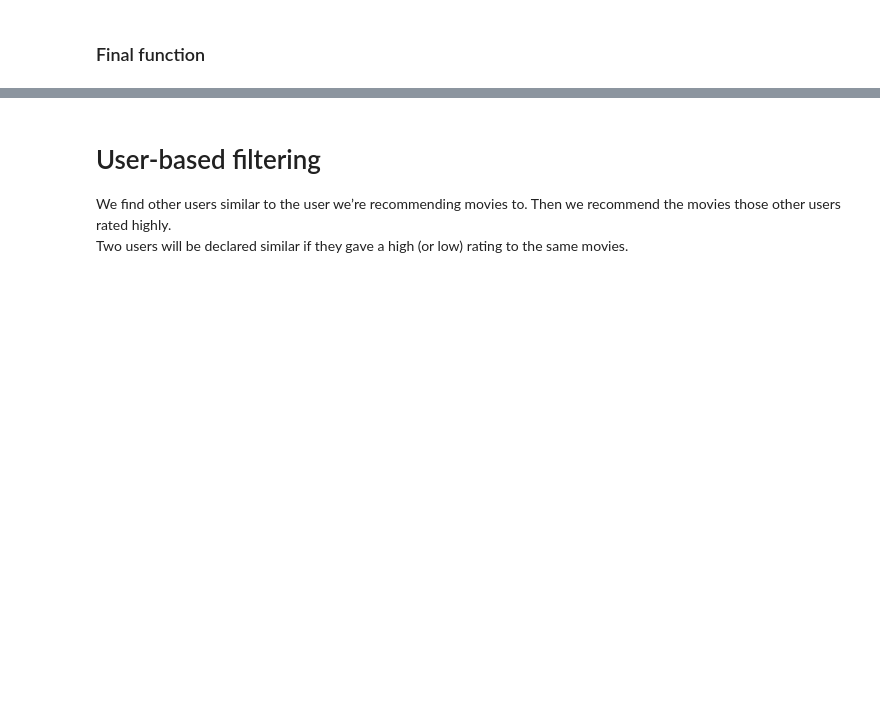
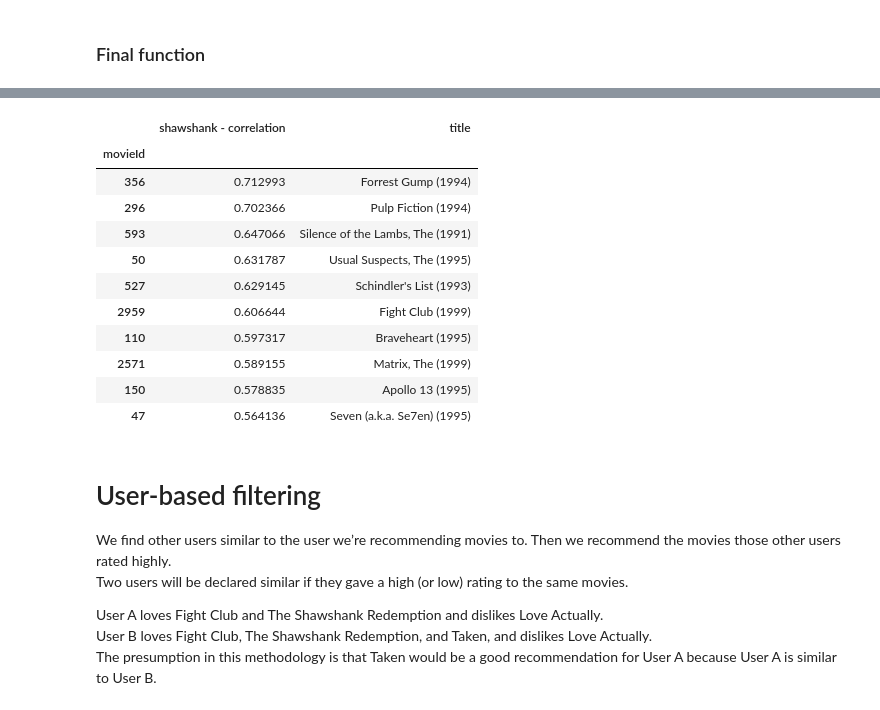
Before and after one commit to Donal-Flanagan/flix_recommender, a Jupyter notebook: notebooks/2_recommenders.ipynb, the cells around one changed output, grey strips where cells are left out. Cells and saved outputs as stored; diff of their text form; code cells hidden in the pictures; blank space fills up the shorter version.

Commit message:
Cosine similarity finished. Pearson still needs work

```diff
--- a/notebooks/2_recommenders.ipynb
+++ b/notebooks/2_recommenders.ipynb
@@ -141,5 +179,5 @@ Two movies will be declared similar if they were given a high (or low) rating by
 # %%
-def create_ratings_df(ratings):
+def create_ratings_df(ratings, fill_value=None):
     """
     Pivot the user-movie ratings into a DataFrame, also known as a user-item matrix.
 
@@ -148,10 +186,11 @@ def create_ratings_df(ratings):
             - 'userId': User identifier.
             - 'movieId': Movie identifier.
             - 'rating': Ratings given by users to movies.
+        fill_value: A value with which to fill NaN values (missing/sparse data)
 
     Returns:
         pd.DataFrame: A pivot table with:
-            - Rows: userId (each row represents a user).
+            - Index: userId (each row represents a user).
             - Columns: movieId (each column represents a movie).
             - Values: Ratings given by users to movies. Range: 0.5 - 5 (NaN where no rating exists).
     """
@@ -160,7 +199,7 @@ def create_ratings_df(ratings):
         values='rating',
         index='userId',
         columns='movieId',
-        fill_value=None
+        fill_value=fill_value
     )
 
 ratings_df = create_ratings_df(ratings)
@@ -740,6 +781,33 @@ NameError: name 'user_book_matrix' is not defined
+# %%
+movie_title = 'shawshank'
+movie_id = get_movie_id_from_title(movie_title, movies)
+
+cosine_similar_movies = return_cosine_similar_movies(movie_id, cosine_similarity_matrix)
+
+top_ten = get_top_ten_correlated_movies(cosine_similar_movies, movie_id, movie_title)
+top_ten
+# %% [output]
+|  | shawshank - correlation | title |
+| movieId |  |  |
+| 356 | 0.712993 | Forrest Gump (1994) |
+| 296 | 0.702366 | Pulp Fiction (1994) |
+| 593 | 0.647066 | Silence of the Lambs, The (1991) |
+| 50 | 0.631787 | Usual Suspects, The (1995) |
+| 527 | 0.629145 | Schindler's List (1993) |
+| 2959 | 0.606644 | Fight Club (1999) |
+| 110 | 0.597317 | Braveheart (1995) |
+| 2571 | 0.589155 | Matrix, The (1999) |
+| 150 | 0.578835 | Apollo 13 (1995) |
+| 47 | 0.564136 | Seven (a.k.a. Se7en) (1995) |
 # %% [markdown]
 # User-based filtering
 
 We find other users similar to the user we’re recommending movies to. Then we recommend the movies those other users rated highly.
 <br>
 Two users will be declared similar if they gave a high (or low) rating to the same movies.
+
+User A loves Fight Club and The Shawshank Redemption and dislikes Love Actually.
+<br>
+User B loves Fight Club, The Shawshank Redemption, and Taken, and dislikes Love Actually.
+<br>
+The presumption in this methodology is that Taken would be a good recommendation for User A because User A is similar to User B.
```
Also changed, not shown: parts of 22 cells of this notebook.
